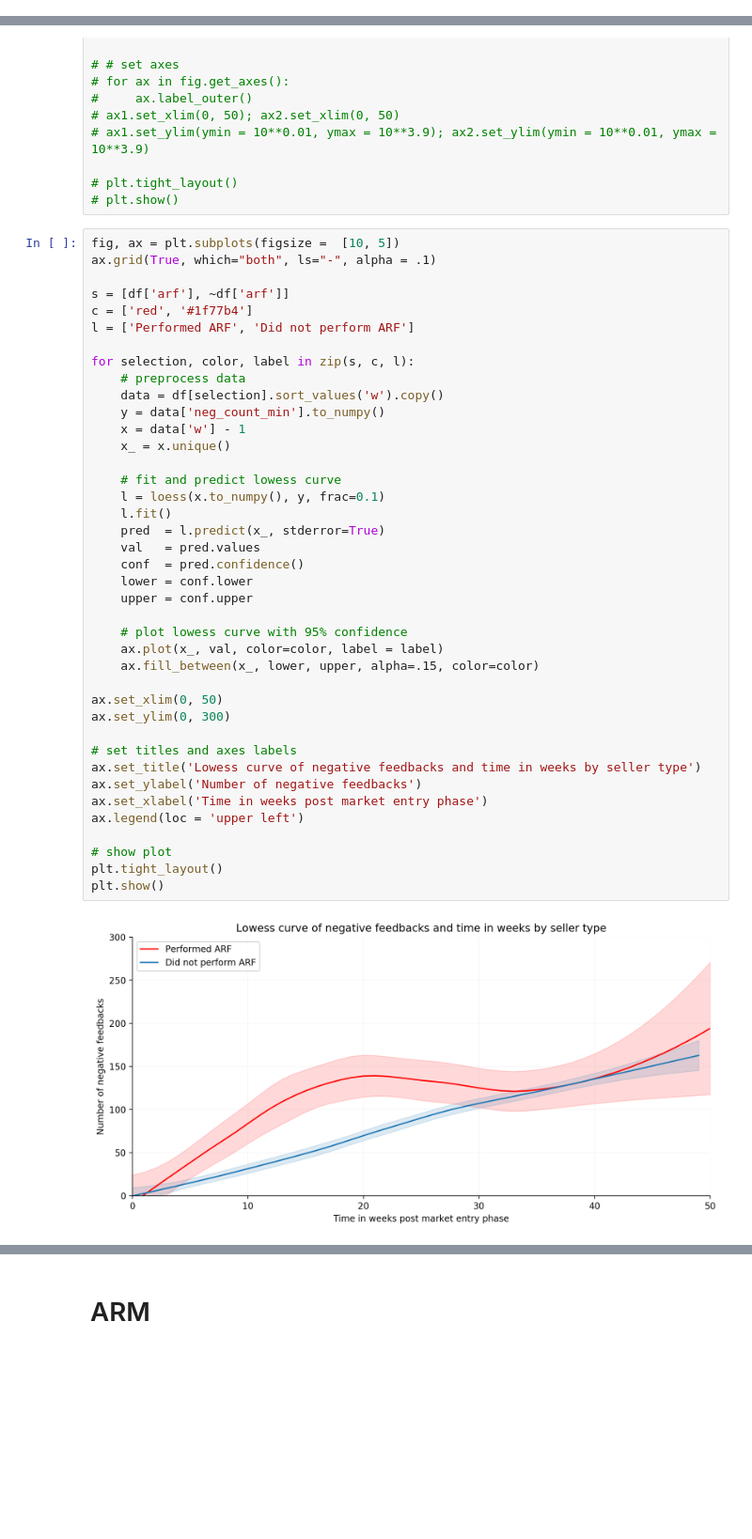
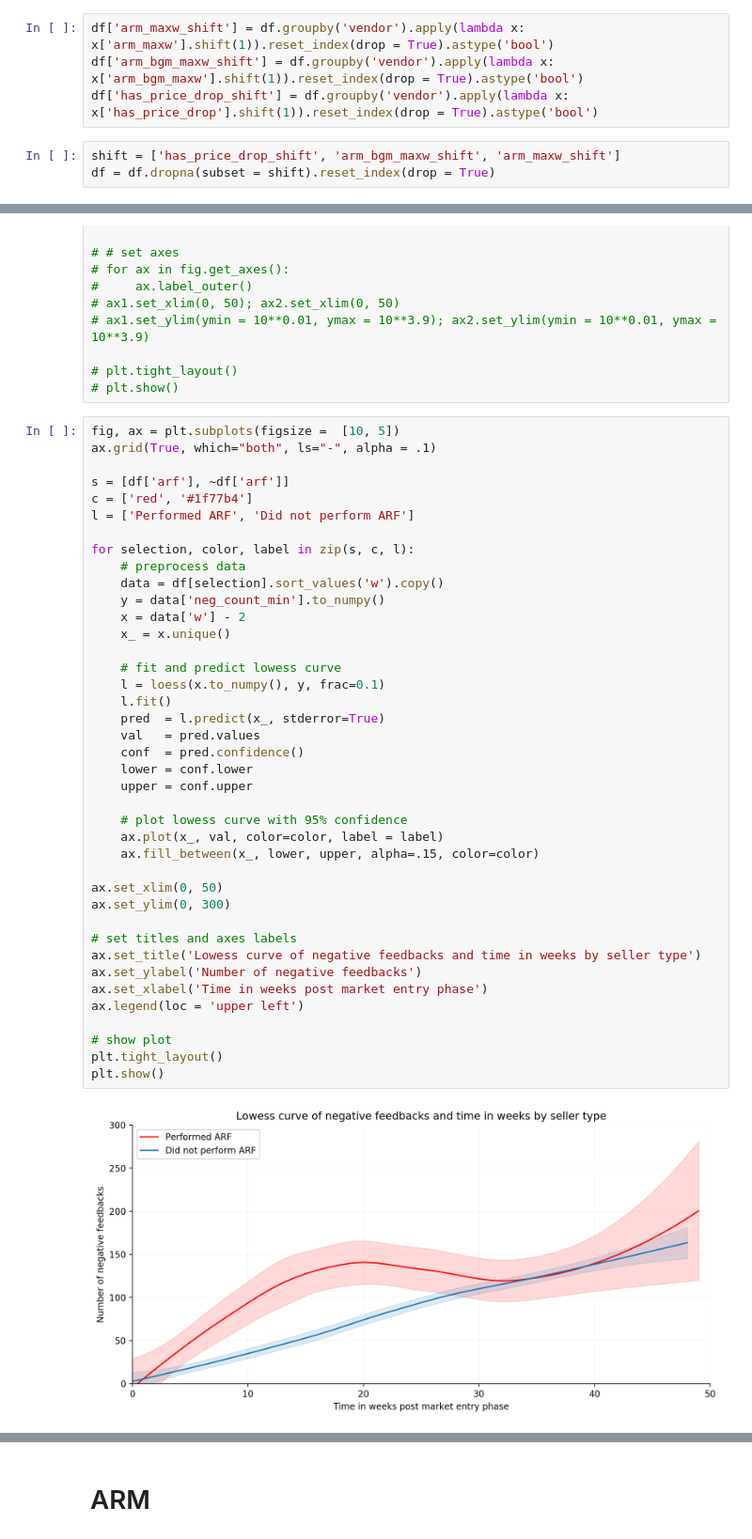
Before and after one commit to jossl95/ARF, a Jupyter notebook: Analyzer.ipynb, the cells around one changed output, grey strips where cells are left out. Shown: that part at 94% size. Saved outputs shown, nothing was run; the diff lists cells and outputs as text; blank space fills up the shorter version.

```diff
--- a/Analyzer.ipynb
+++ b/Analyzer.ipynb
@@ -36,3 +36,10 @@ df.sample(5)
+# %%
+df['arm_maxw_shift'] = df.groupby('vendor').apply(lambda x: x['arm_maxw'].shift(1)).reset_index(drop = True).astype('bool')
+df['arm_bgm_maxw_shift'] = df.groupby('vendor').apply(lambda x: x['arm_bgm_maxw'].shift(1)).reset_index(drop = True).astype('bool')
+df['has_price_drop_shift'] = df.groupby('vendor').apply(lambda x: x['has_price_drop'].shift(1)).reset_index(drop = True).astype('bool')
+# %%
+shift = ['has_price_drop_shift', 'arm_bgm_maxw_shift', 'arm_maxw_shift']
+df = df.dropna(subset = shift).reset_index(drop = True)
 # %% [markdown]
 # Negative Feedbacks
 # %%
@@ -93,36 +100,36 @@ for selection, color, label in zip(s, c, l):
     # preprocess data
     data = df[selection].sort_values('w').copy()
     y = data['neg_count_min'].to_numpy()
-    x = data['w'] - 1
+    x = data['w'] - 2
     x_ = x.unique()
 
     # fit and predict lowess curve
     l = loess(x.to_numpy(), y, frac=0.1)
     l.fit()
     pred  = l.predict(x_, stderror=True)
     val   = pred.values
     conf  = pred.confidence()
     lower = conf.lower
     upper = conf.upper
 
     # plot lowess curve with 95% confidence
     ax.plot(x_, val, color=color, label = label)
     ax.fill_between(x_, lower, upper, alpha=.15, color=color)
 
 ax.set_xlim(0, 50)
 ax.set_ylim(0, 300)
 
 # set titles and axes labels
 ax.set_title('Lowess curve of negative feedbacks and time in weeks by seller type')
 ax.set_ylabel('Number of negative feedbacks')
 ax.set_xlabel('Time in weeks post market entry phase')
 ax.legend(loc = 'upper left')
 
 # show plot
 plt.tight_layout()
 plt.show()
 # %% [output]
-[figure, old version]
+[figure, new version]
 # %%
 %%stata -d df
 
```
Also changed, not shown: parts of 4 cells of this notebook, 1 other file.
